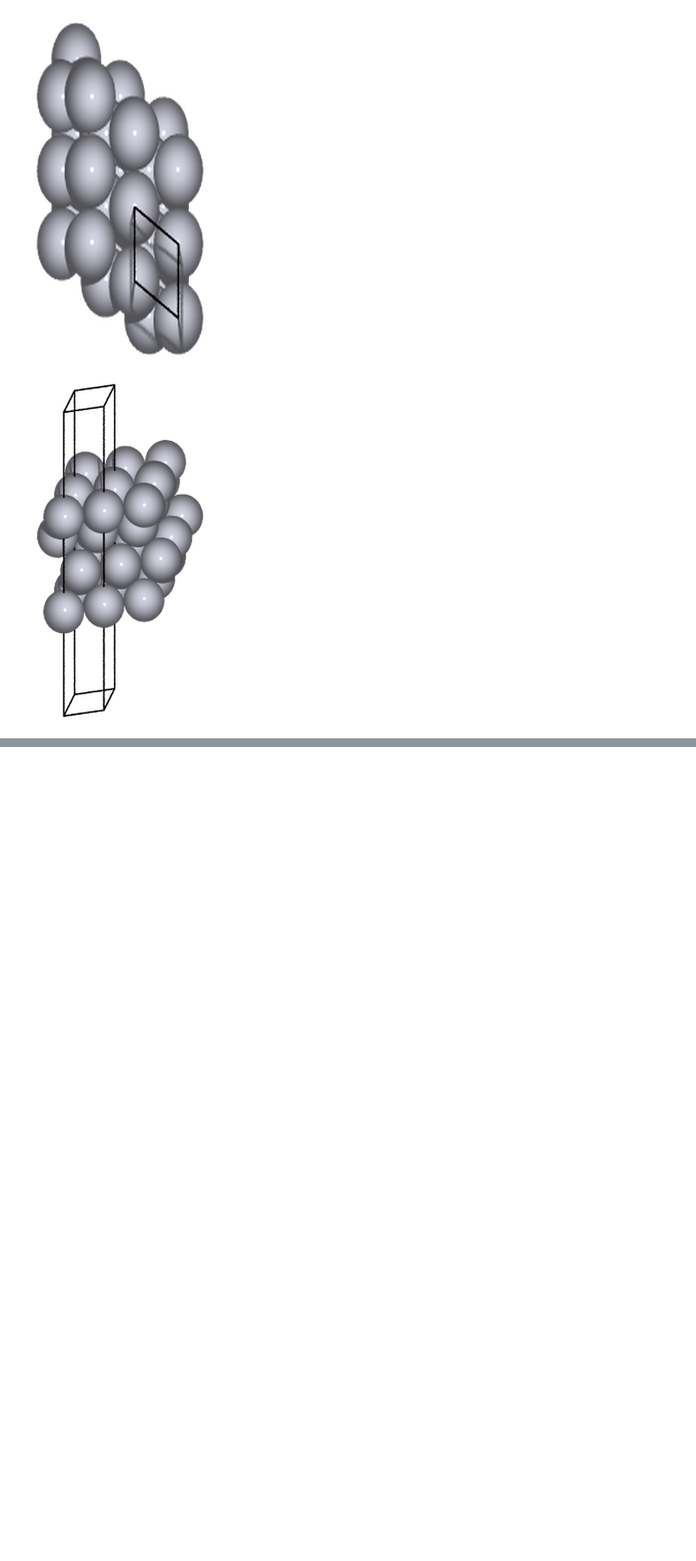
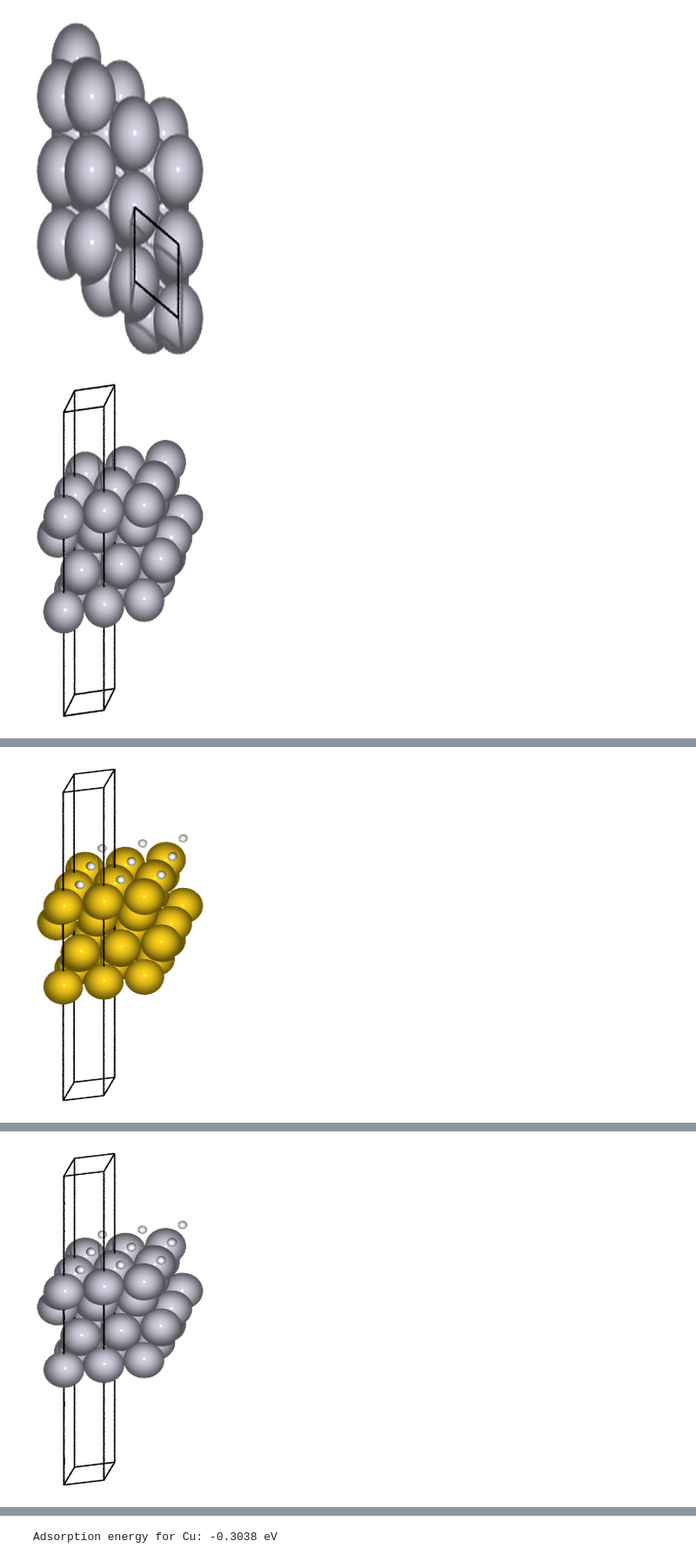
Before and after one commit to s-choung/Simulation_tutorials, a Jupyter notebook: handson4_dft_adsorption_application.ipynb, the cells around one changed output, grey strips where cells are left out. Shown at 87% size. Drawn from its saved outputs; the diff is of its cells as text; code cells hidden in the pictures; blank space fills up the shorter version.

```diff
--- a/handson4_dft_adsorption_application.ipynb
+++ b/handson4_dft_adsorption_application.ipynb
@@ -113,4 +113,13 @@ Processing triggers for fontconfig (2.13.1-4.2ubuntu5) ...
 ## Lets make a catalyst surface using ase.build library
 # %% [markdown]
 Type all the calculation setups defined in last hands-on session
+# %%
+# Parameters
+name = 'Pt-fcc'
+a0 = 3.93  # fcc lattice parameter
+k = 1# change it to larger value than 1
+element='Pt'
+N_layer = 4 # number of layers
+size = 1 #  supercell size
+vac = 7.5
 # %%
@@ -395,0 +244,5 @@ for surface_name, surface_function in fcc_surfaces:
+# %%
+for element in ['Au', 'Pt', 'Cu']:
+
+  slab = fcc111(element, size=(2,2,3), vacuum=10.0)
+  print(slab)
@@ -395,0 +253,63 @@ for surface_name, surface_function in fcc_surfaces:
+# %%
+from ase import Atoms
+from ase.visualize import view
+from gpaw import GPAW, PW
+from ase.build import bulk, fcc111, add_adsorbate
+from ase.constraints import FixAtoms
+import time
+import numpy as np
+
+# Define parameters
+elements = ['Au', 'Pt', 'Cu']
+size = 1  # Example size, change as needed
+N_layer = 4  # Number of layers for the slab
+vac = 10.0  # Vacuum layer thickness
+k = 4  # k-point setting for GPAW, adjust as needed
+cutoff_energy = 400  # Energy cutoff for the plane waves
+
+E_H_list=[]
+
+for element in elements:
+    print(f"Running simulation for {element}")
+
+    surf = fcc111(element, (size, size, N_layer), vacuum=vac) # lattice constant will be taken from default tabulated values from ase
+    median_z = np.median(surf.positions[:, 2])
+    constraint = FixAtoms(mask=[atom.position[2] < (median_z + 0.01) for atom in surf])
+    surf.set_constraint(constraint)
+    # Set up the GPAW calculator
+    calc = GPAW(mode=PW(cutoff_energy),  # increased cutoff energy
+                kpts=(k, k, 1),
+                xc='PBE',
+                txt=f'{element}_slab.txt')
+    surf.calc = calc
+
+    start_time = time.time()
+    E_slab = surf.get_potential_energy()
+    elapsed_time = time.time() - start_time
+    print(f"Time taken for slab energy calculation: {elapsed_time:.2f} seconds")
+    # Set up the gas phase molecule (H2)
+    gas = Atoms('H2',
+                positions=[(0, 0, 0), (0, 0, 1.1)],
+                cell=(a0, a0, a0),
+                pbc=True)
+
+    gas.calc = calc
+    start_time = time.time()
+    E_gas = gas.get_potential_energy()
+    elapsed_time = time.time() - start_time
+    print(f"Time taken for gas energy calculation: {elapsed_time:.2f} seconds")
+
+    # Set up the adsorbate on the slab
+    adsorbate_atom = Atoms('H')
+    adslab = surf.copy()
+    add_adsorbate(adslab, adsorbate_atom, 1.2, 'fcc')
+    adslab.calc = calc
+    start_time = time.time()
+    E_adslab = adslab.get_potential_energy()
+    elapsed_time = time.time() - start_time
+    print(f"Time taken for adslab energy calculation: {elapsed_time:.2f} seconds")
+    enlarge_and_visual(adslab)
+    E_ads = E_adslab - E_gas / 2 - E_slab
+    print(f'Adsorption energy for {element}: {E_ads:.4f} eV\n')
+    E_H_list.append(E_ads)
+# %% [output]
@@ -395,0 +320 @@ for surface_name, surface_function in fcc_surfaces:
+[figure, added]
@@ -395,0 +327 @@ for surface_name, surface_function in fcc_surfaces:
+[figure, added]
@@ -395,0 +335 @@ for surface_name, surface_function in fcc_surfaces:
+Adsorption energy for Cu: -0.3038 eV
```
Also changed, not shown: parts of 17 cells of this notebook.
